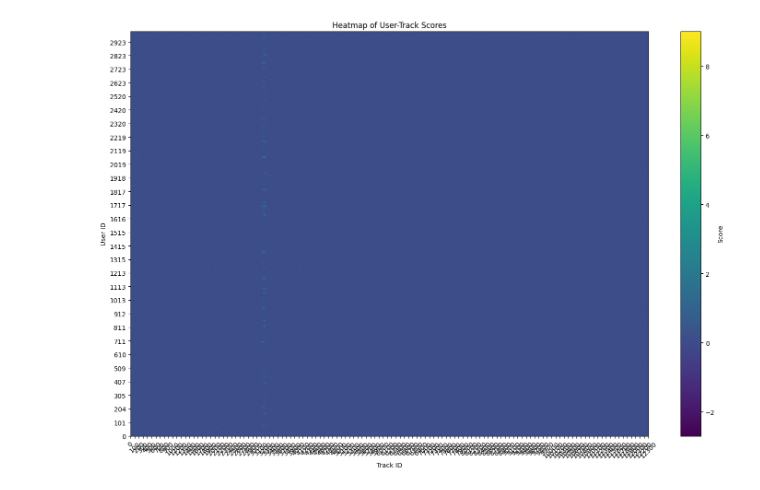
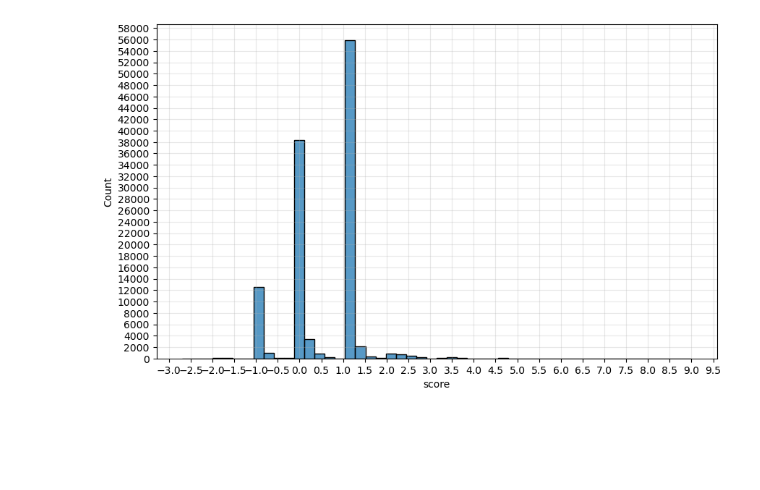
Before and after one commit to maksbilski/playlist_recommendation_system, a Jupyter notebook: training.ipynb, the cells around one changed output. Drawn from its saved outputs; the diff is of its cells as text; code cells hidden in the pictures; blank space fills up the shorter version.

```diff
--- a/training.ipynb
+++ b/training.ipynb
@@ -173,0 +51,8 @@ evaluator2 = Evaluator([5, 10, 30, 40, 50], 0.9)
+# %%
+ground_truth_df = pd.read_json('data_files/val_sessions.jsonl', lines=True)
+ground_truth_df = ground_truth_df[ground_truth_df['user_id'] < 1000]
+all_users = torch.arange(1000).to(device)
+all_items = torch.arange(unique_tracks_count).to(device)
+all_pairs = torch.cartesian_prod(all_users, all_items)
+user_input = all_pairs[:,0]
+item_input = all_pairs[:,1]
@@ -345,27 +135,12 @@ plt.show()
-# %%
-heatmap_data = sessions_val_df.pivot_table(
-    values='score',
-    index='user_id',
-    columns='track_id',
-    aggfunc='mean',
-    fill_value=0
-)
-
-plt.figure(figsize=(15, 10))
-plt.pcolormesh(heatmap_data, cmap='viridis')
-plt.colorbar(label='Score')
-plt.title('Heatmap of User-Track Scores')
-plt.xlabel('Track ID')
-plt.ylabel('User ID')
-
-plt.xticks(np.arange(0, len(heatmap_data.columns), 100),
-          heatmap_data.columns[::100],
-          rotation=45)
-plt.yticks(np.arange(0, len(heatmap_data.index), 100),
-          heatmap_data.index[::100])
-
-plt.tight_layout()
-
-plt.show()
-# %% [output]
-[figure, removed]
+# %%
+import seaborn as sns
+import matplotlib.pyplot as plt
+
+plt.figure(figsize=(10, 6))
+sns.histplot(data=ground_truth_df, x='score', bins=50)
+plt.grid(True, alpha=0.3)
+plt.gca().xaxis.set_major_locator(plt.MultipleLocator(0.5))
+plt.yticks(range(0, 60000, 2000))
+plt.show()
+# %% [output]
+[figure, added]
```
Also changed, not shown: parts of 36 cells of this notebook, 2 other files.
